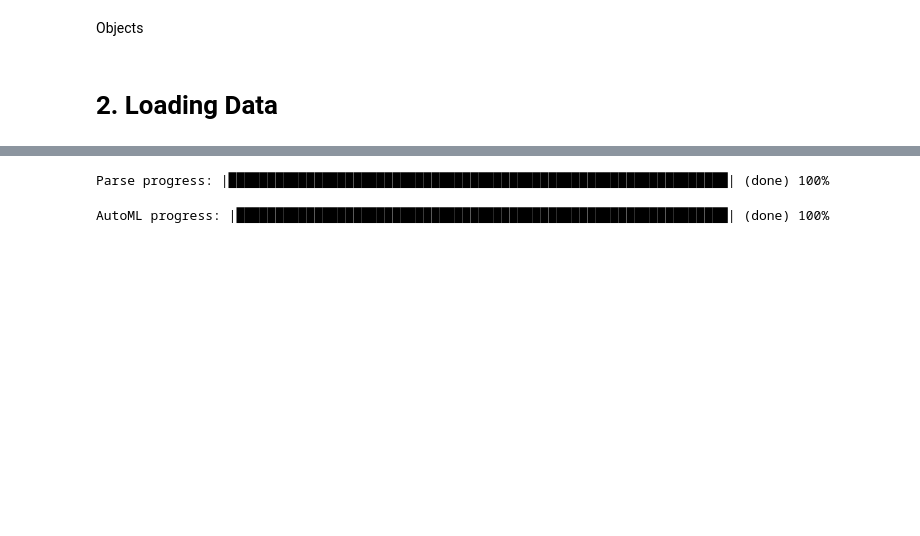
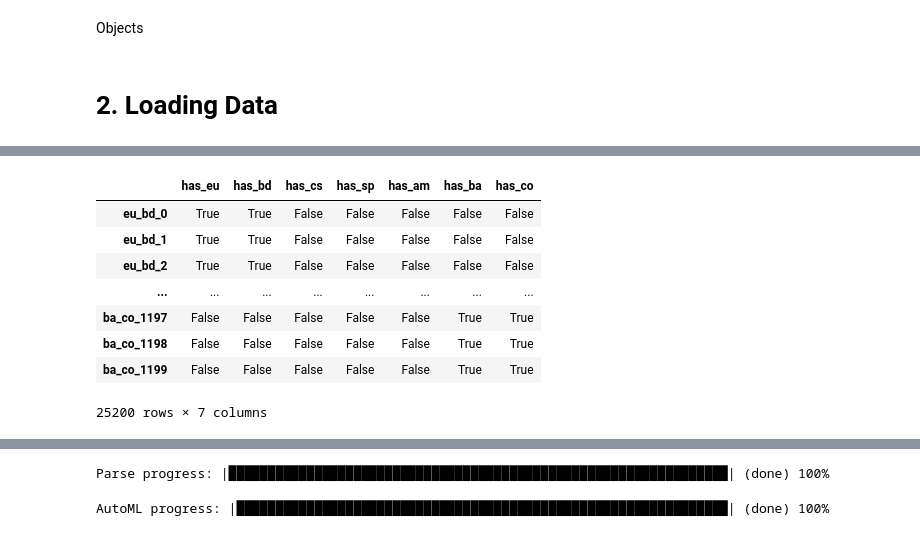
Before and after one commit to FelipeMFO/phd-data-wrangling, a Jupyter notebook: notebooks/modeling.ipynb, the cells around one changed output, grey strips where cells are left out. Cells and saved outputs as stored; diff of their text form; code cells hidden in the pictures; blank space fills up the shorter version.

```diff
--- a/notebooks/modeling.ipynb
+++ b/notebooks/modeling.ipynb
@@ -156,0 +115,12 @@ df_to_train
+# %%
+df_labels
+# %% [output]
+|  | has_eu | has_bd | has_cs | has_sp | has_am | has_ba | has_co |
+| eu_bd_0 | True | True | False | False | False | False | False |
+| eu_bd_1 | True | True | False | False | False | False | False |
+| eu_bd_2 | True | True | False | False | False | False | False |
+| ... | ... | ... | ... | ... | ... | ... | ... |
+| ba_co_1197 | False | False | False | False | False | True | True |
+| ba_co_1198 | False | False | False | False | False | True | True |
+| ba_co_1199 | False | False | False | False | False | True | True |
+25200 rows × 7 columns
```
Also changed, not shown: parts of 37 cells of this notebook, 5 other files.
